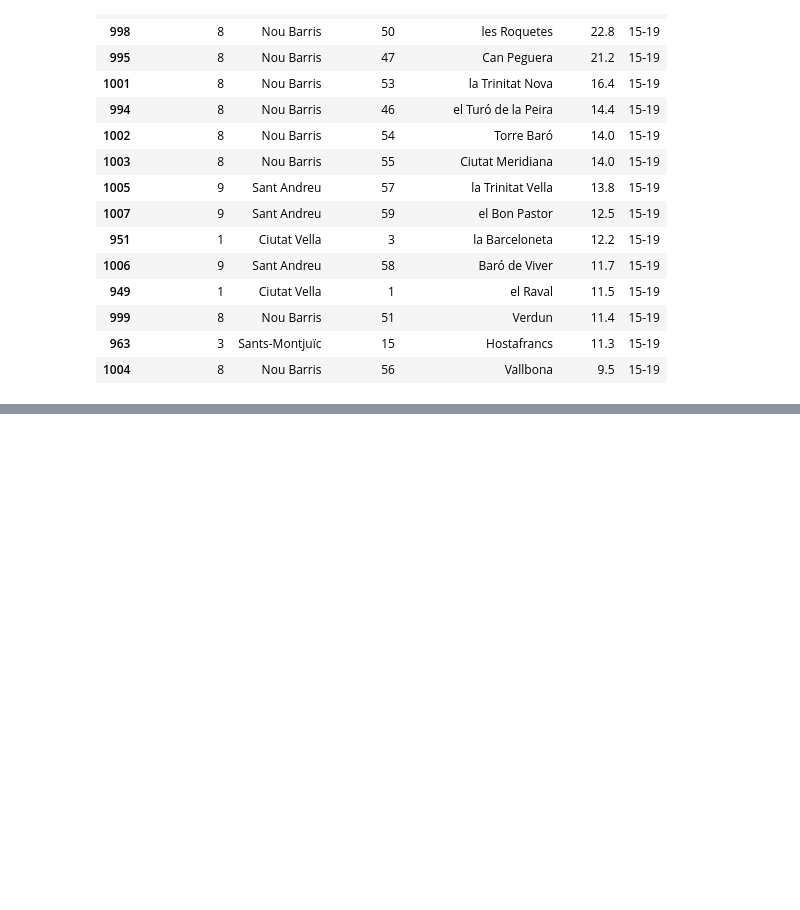
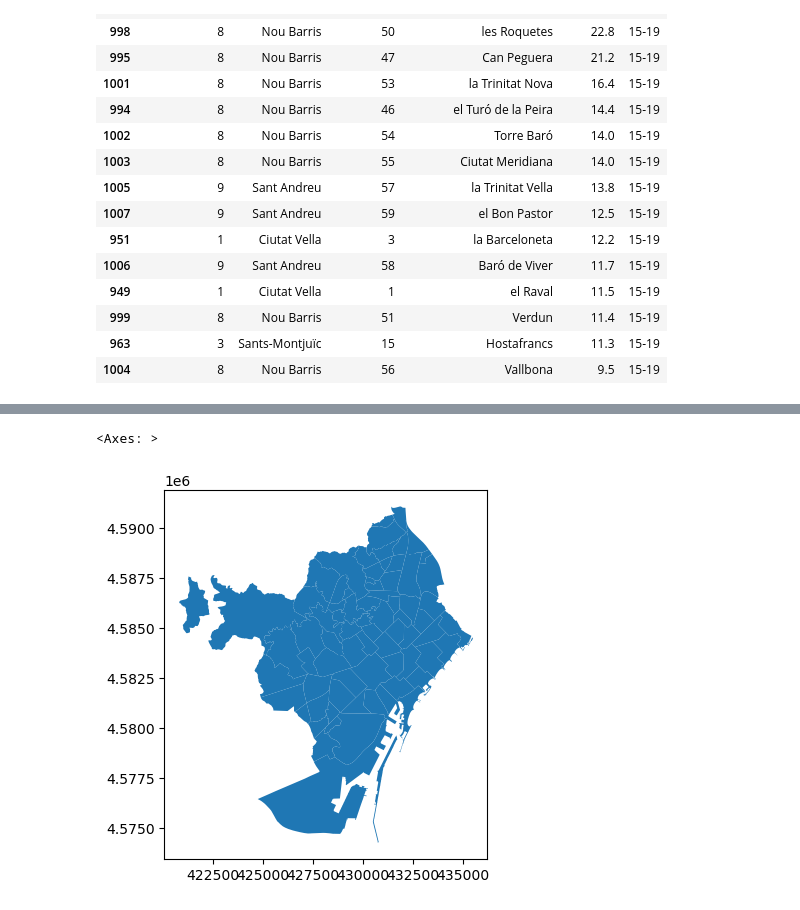
Before and after one commit to JuliaAT/AVDM-project, a Jupyter notebook: birth-per-income.ipynb, the cells around one changed output, grey strips where cells are left out. Cells and saved outputs as stored; diff of their text form; code cells hidden in the pictures; blank space fills up the shorter version.

```diff
--- a/birth-per-income.ipynb
+++ b/birth-per-income.ipynb
@@ -68,0 +88,6 @@ birth_rate_df[birth_rate_df['Age'] == '15-19'].sort_values(by=['Nombre'], ascend
+# %%
+# Ploting Barcelona per neighberhoods
+barna_barris.plot()
+# %% [output]
+<Axes: >
+[figure, added]
```
Also changed, not shown: parts of 9 cells of this notebook, 35 other files.
